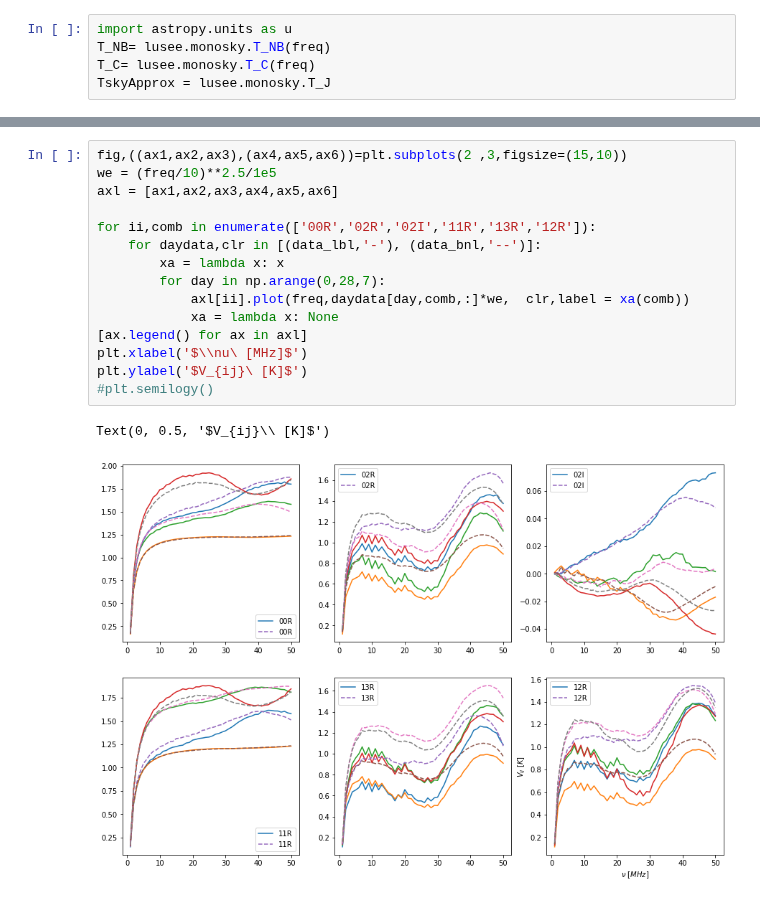
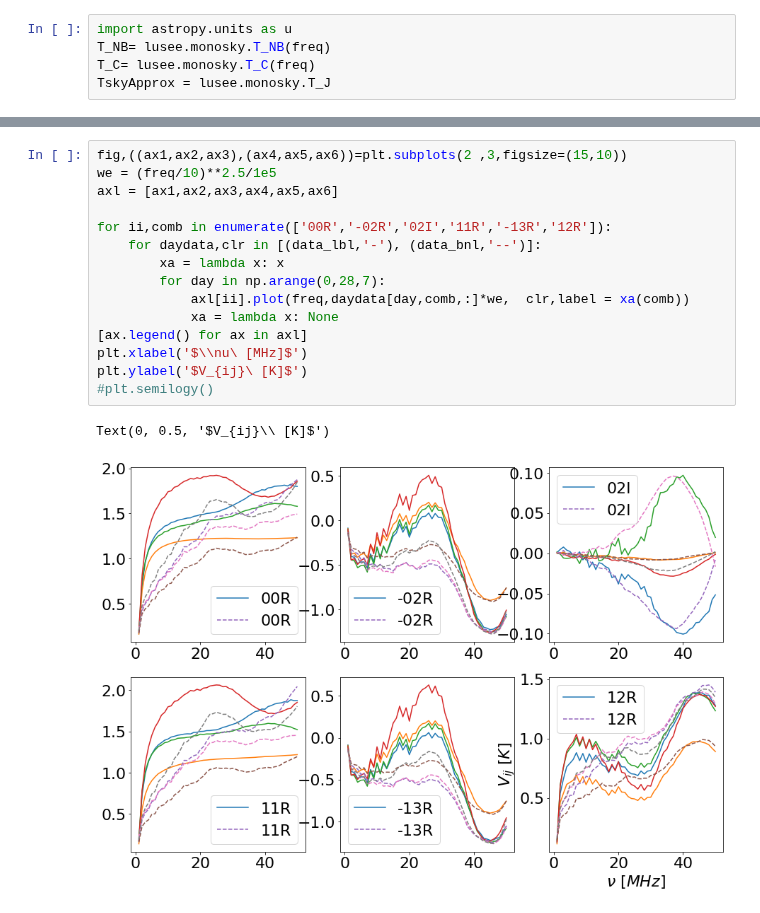
Before and after one commit to lusee-night/luseepy, a Jupyter notebook: notebooks/sim_result.ipynb, the cells around one changed output, grey strips where cells are left out. Saved outputs shown, nothing was run; the diff lists cells and outputs as text.

```diff
--- a/notebooks/sim_result.ipynb
+++ b/notebooks/sim_result.ipynb
@@ -54,19 +54,19 @@ array([[-1.00134321e+04,  2.83077214e+01, -2.09181221e+02, ...,
 # %%
 fig,((ax1,ax2,ax3),(ax4,ax5,ax6))=plt.subplots(2 ,3,figsize=(15,10))
 we = (freq/10)**2.5/1e5
 axl = [ax1,ax2,ax3,ax4,ax5,ax6]
 
-for ii,comb in enumerate(['00R','02R','02I','11R','13R','12R']):
+for ii,comb in enumerate(['00R','-02R','02I','11R','-13R','12R']):
     for daydata,clr in [(data_lbl,'-'), (data_bnl,'--')]:
         xa = lambda x: x
         for day in np.arange(0,28,7):
             axl[ii].plot(freq,daydata[day,comb,:]*we,  clr,label = xa(comb))
             xa = lambda x: None
 [ax.legend() for ax in axl]
 plt.xlabel('$\\nu\ [MHz]$')
 plt.ylabel('$V_{ij}\ [K]$')
 #plt.semilogy()
 # %% [output]
 Text(0, 0.5, '$V_{ij}\\ [K]$')
-[figure, old version]
+[figure, new version]
 # %%
```
Also changed, not shown: parts of 3 cells of this notebook, 4 other files.
